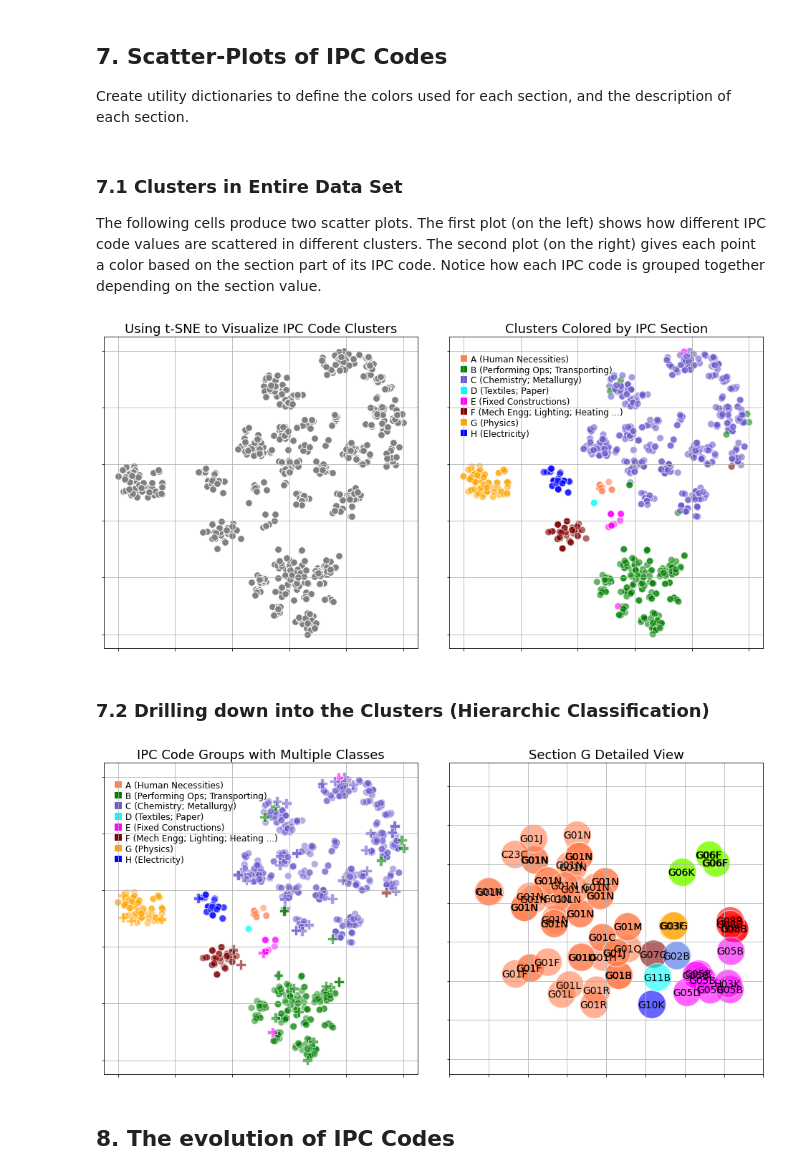
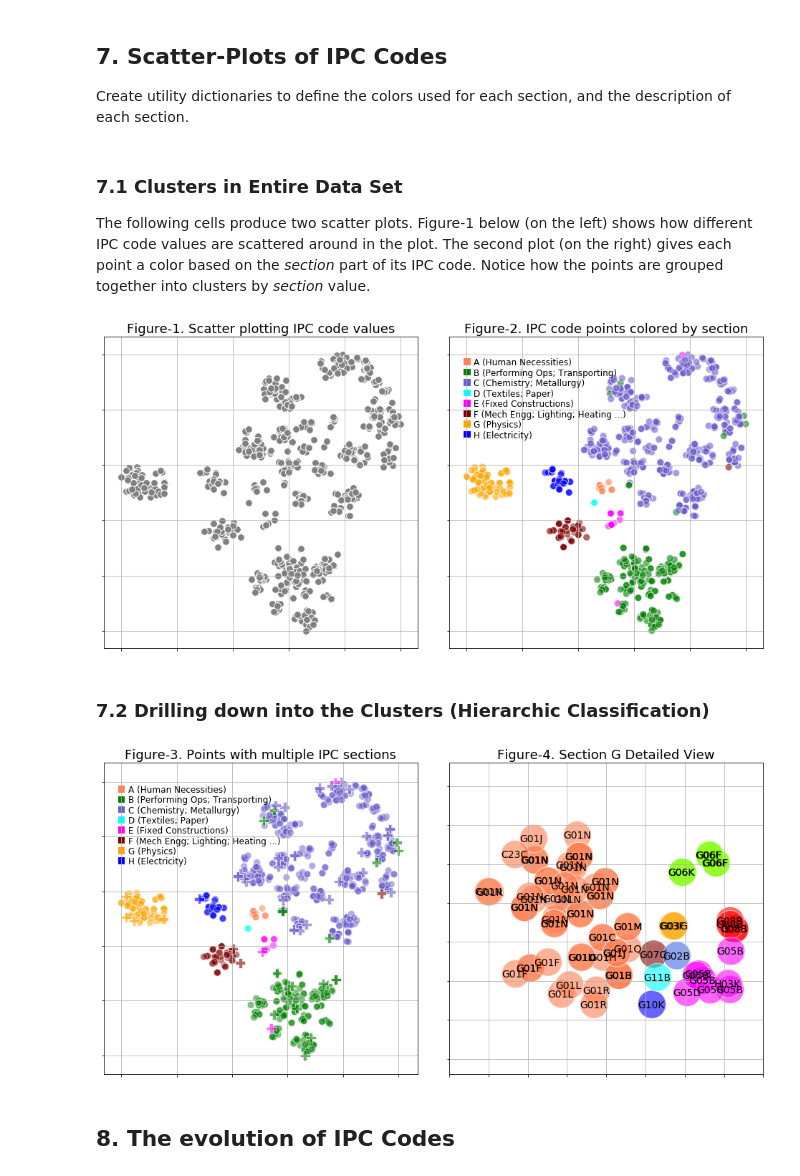
Before and after one commit to sanjaydasgupta/ipc-code-evolution, a Jupyter notebook: ipc-evolution-steel-company.ipynb, the cells around one changed output. Cells and saved outputs as stored; diff of their text form; code cells hidden in the pictures.

Commit message:
added figure numbers, and code to save figures

```diff
--- a/ipc-evolution-steel-company.ipynb
+++ b/ipc-evolution-steel-company.ipynb
@@ -221,7 +225,7 @@ ipc_section_text = {
 # %% [markdown]
 <h3>7.1 Clusters in Entire Data Set</h3>
 
-The following cells produce two scatter plots. The first plot (on the left) shows how different IPC code values are scattered in different clusters. The second plot (on the right) gives each point a color based on the section part of its IPC code. Notice how each IPC code is grouped together depending on the section value.
+The following cells produce two scatter plots. Figure-1 below (on the left) shows how different IPC code values are scattered around in the plot. The second plot (on the right) gives each point a color based on the _section_ part of its IPC code. Notice how the points are grouped together into clusters by _section_ value.
 # %%
 from collections import Counter
 
@@ -256,31 +260,30 @@ import matplotlib.pyplot as plt
 fig, axes = plt.subplots(1, 2, sharey=True, figsize=(16.5, 8))
 
 df2.plot.scatter(ax=axes[0], x='tsne_x', y='tsne_y', color='gray', edgecolors='white', s=96, grid=True)
-axes[0].set_title('Using t-SNE to Visualize IPC Code Clusters', fontsize=18)
+axes[0].set_title('Figure-1. Scatter plotting IPC code values', fontsize=18)
 decorate(axes[0], None, None)
 
 #colors = [cmap[section] if section in cmap else 'red' for section in df2['ipcs_sentence'].str[0]]
 colors = ipc_color(df2)
 df2.plot.scatter(ax=axes[1], x='tsne_x', y='tsne_y', alpha=0.6, color=colors, edgecolors='white', s=96)
-axes[1].set_title('Clusters Colored by IPC Section', fontsize=18)
+axes[1].set_title('Figure-2. IPC code points colored by section', fontsize=18)
 decorate(axes[1], cmap, 80, fontsize=12)
 
 fig.subplots_adjust(wspace=0.1)
+fig.savefig('figure-1-2')
 
 None
 # %% [output]
-[figure, old version]
+[figure, new version]
 # %% [markdown]
 <h3>7.2 Drilling down into the Clusters (Hierarchic Classification)</h3>
 # %%
 import numpy as np
 
 fig, axes = plt.subplots(1, 2, figsize=(16.5, 8))
-
 #
 #    First graph
 #
-
 one_ipc = [len(set([ipc[0] for ipc in ipc3.split()])) == 1 for ipc3 in df2['ipcs_sentence']]
 two_ipc = [len(set([ipc[0] for ipc in ipc3.split()])) == 2 for ipc3 in df2['ipcs_sentence']]
 more_ipc = [len(set([ipc[0] for ipc in ipc3.split()])) > 2 for ipc3 in df2['ipcs_sentence']]
@@ -298,38 +301,37 @@ df2[two_ipc].plot.scatter(ax=axes[0], x='tsne_x', y='tsne_y', alpha=0.6, color=c
 #colors = [cmap[section] if section in cmap else 'red' for section in df2[more_ipc]['ipc'].str[0]]
 colors = ipc_color(df2[more_ipc])
 df2[more_ipc].plot.scatter(ax=axes[0], x='tsne_x', y='tsne_y', alpha=0.6, color=colors,
     edgecolors='white', marker='X', s=192, grid=True)
 
 decorate(axes[0], cmap, 80, fontsize=12)
-axes[0].set_title('IPC Code Groups with Multiple Classes', fontsize=18)
-
+axes[0].set_title('Figure-3. Points with multiple IPC sections', fontsize=18)
 #
 #    Second graph
 #
-
 dfg = df2.query("tsne_x < 0.2")
 axes[1].set_ylim(0.44, 0.64)
 axes[1].set_xlim(-0.025, 0.175)
 colors = {'G01': 'coral', 'G02': 'royalblue', 'G03': 'orange', 'G04': 'cyan', 'G05': 'magenta', 'G06': 'chartreuse',
     'G07': 'maroon', 'G08': 'red', 'G10': 'blue', 'G11': 'cyan'}
 classes = dfg['ipcs_sentence'].map(lambda sentence: [word[:3] for word in sentence.split() if len(word) >= 3])
 most_common_class = classes.map(lambda a: Counter(a).most_common(1)[0][0])
 color = [colors[cls] if cls in colors else 'white' for cls in most_common_class]
 dfg.plot.scatter(ax=axes[1], x='tsne_x', y='tsne_y', alpha=0.6, color=color,
     edgecolors='white', s=1536, grid=True)
 for row in dfg[['tsne_x', 'tsne_y', 'ipc']].values:
   x, y, ipc = row[0], row[1], row[2]
   colors = {'01': 'red', '02': 'maroon', '03': 'blue', '04': 'cyan', '05': 'magenta', '06': 'green'}
   color = colors[ipc[1:3]] if ipc[1:3] in colors else 'black'
   axes[1].text(x - 0.009, y - 0.002, ipc[0:4], color='black', fontsize=14)
 decorate(axes[1], None, None)
-axes[1].set_title('Section G Detailed View', fontsize=18)
+axes[1].set_title('Figure-4. Section G Detailed View', fontsize=18)
 
 fig.subplots_adjust(wspace=0.1)
+fig.savefig('figure-3-4')
 
 None
 # %% [output]
-[figure, old version]
+[figure, new version]
 # %% [markdown]
 <h2>8. The evolution of IPC Codes</h2>
 # %%
```
Also changed, not shown: parts of 11 cells of this notebook.
